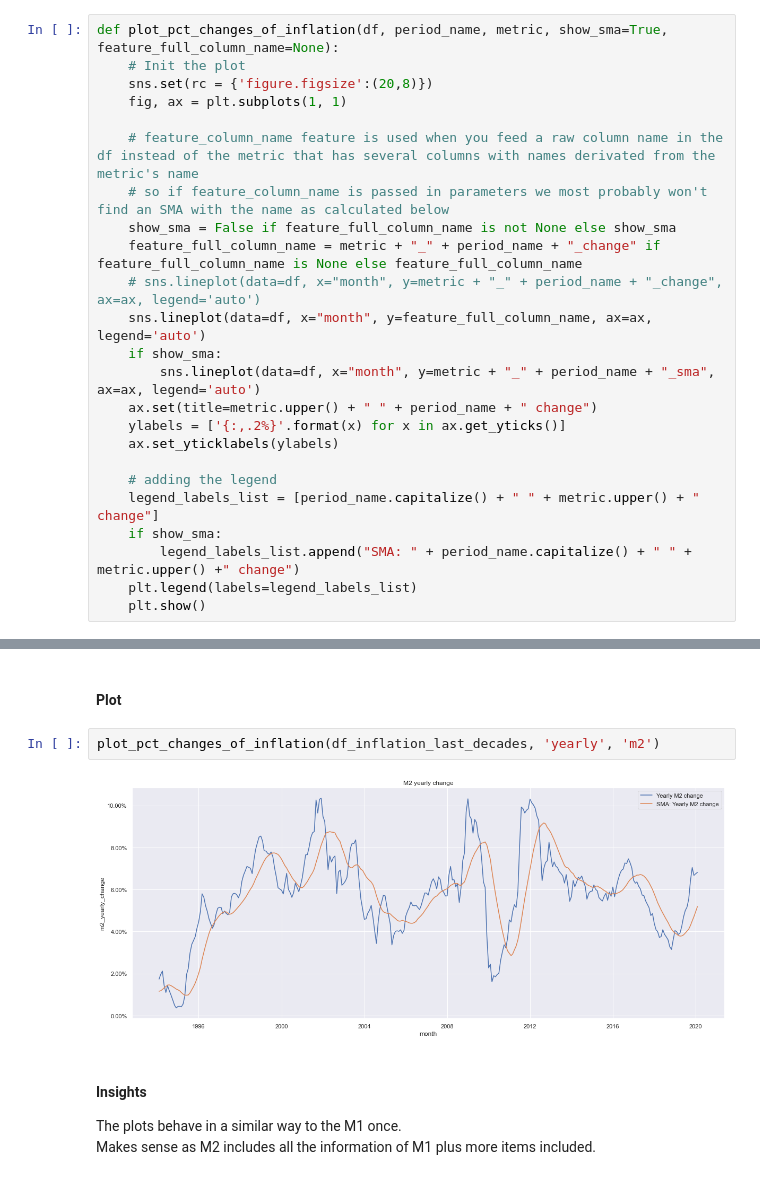
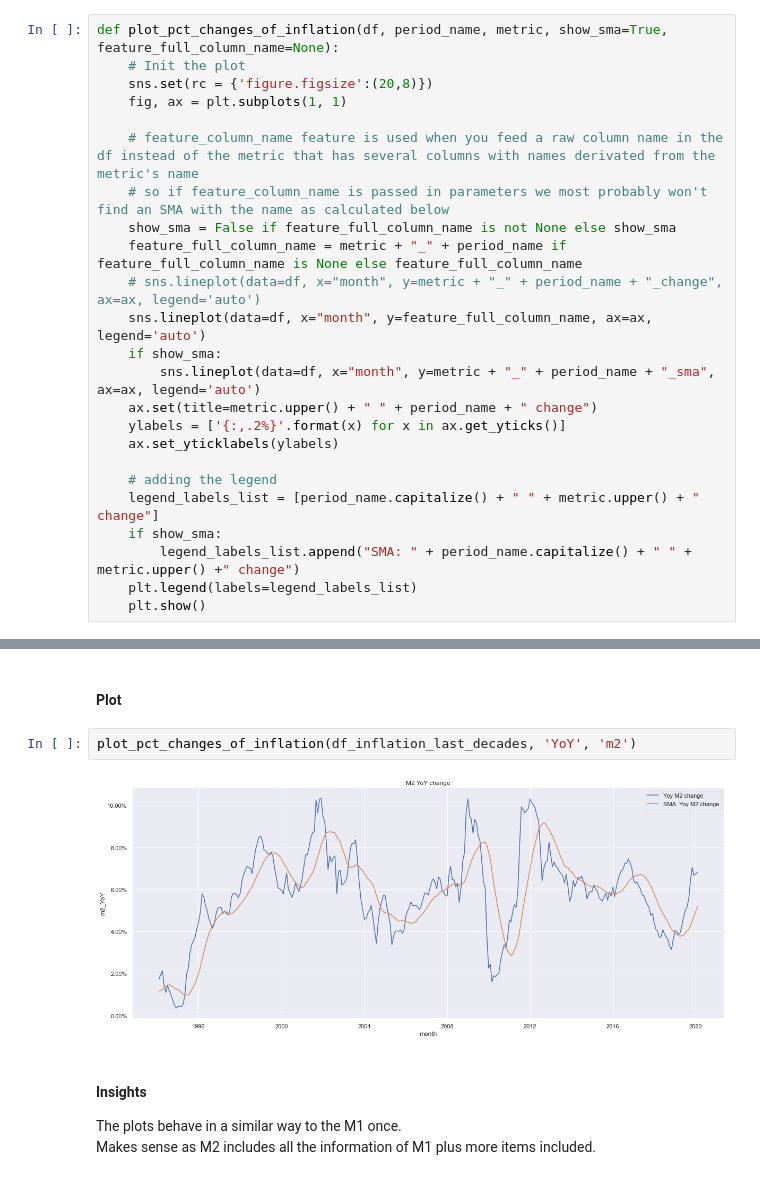
Before and after one commit to LeoSaffron/Inflation-Prediction, a Jupyter notebook: Inflation.ipynb, the cells around one changed output, grey strips where cells are left out. Drawn from its saved outputs; the diff is of its cells as text.

```diff
--- a/Inflation.ipynb
+++ b/Inflation.ipynb
@@ -316,7 +316,7 @@ def plot_pct_changes_of_inflation(df, period_name, metric, show_sma=True, featur
     # feature_column_name feature is used when you feed a raw column name in the df instead of the metric that has several columns with names derivated from the metric's name
     # so if feature_column_name is passed in parameters we most probably won't find an SMA with the name as calculated below
     show_sma = False if feature_full_column_name is not None else show_sma
-    feature_full_column_name = metric + "_" + period_name + "_change" if feature_full_column_name is None else feature_full_column_name
+    feature_full_column_name = metric + "_" + period_name if feature_full_column_name is None else feature_full_column_name
     # sns.lineplot(data=df, x="month", y=metric + "_" + period_name + "_change", ax=ax, legend='auto')
     sns.lineplot(data=df, x="month", y=feature_full_column_name, ax=ax, legend='auto')
     if show_sma:
@@ -405,9 +405,9 @@ plot_pct_changes_of_inflation(df_inflation_last_decades, 'yearly', 'm1')
 # %% [markdown]
 #### Plot
 # %%
-plot_pct_changes_of_inflation(df_inflation_last_decades, 'yearly', 'm2')
+plot_pct_changes_of_inflation(df_inflation_last_decades, 'YoY', 'm2')
 # %% [output]
-[figure, old version]
+[figure, new version]
 # %% [markdown]
 #### Insights
 The plots behave in a similar way to the M1 once.
```
Also changed, not shown: parts of 33 cells of this notebook.
